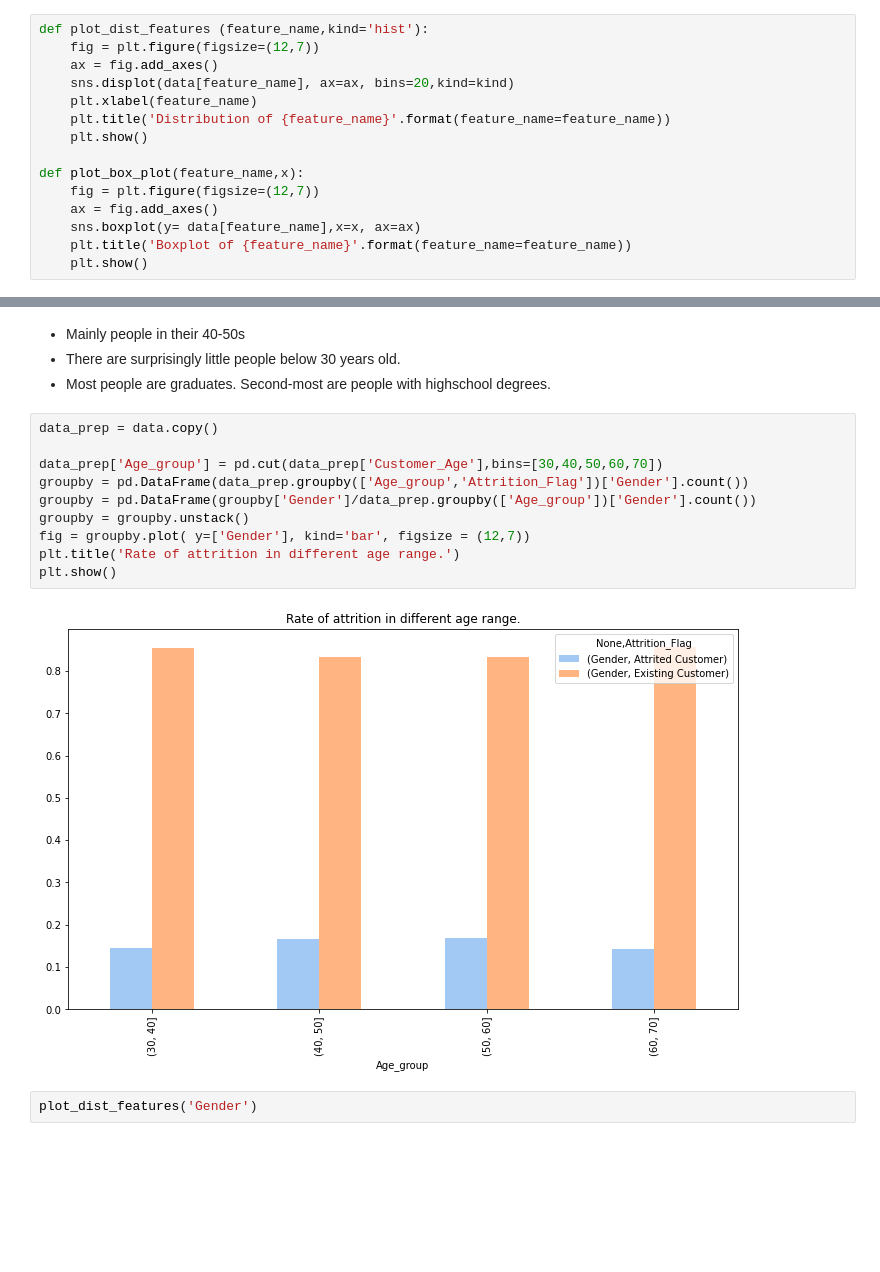
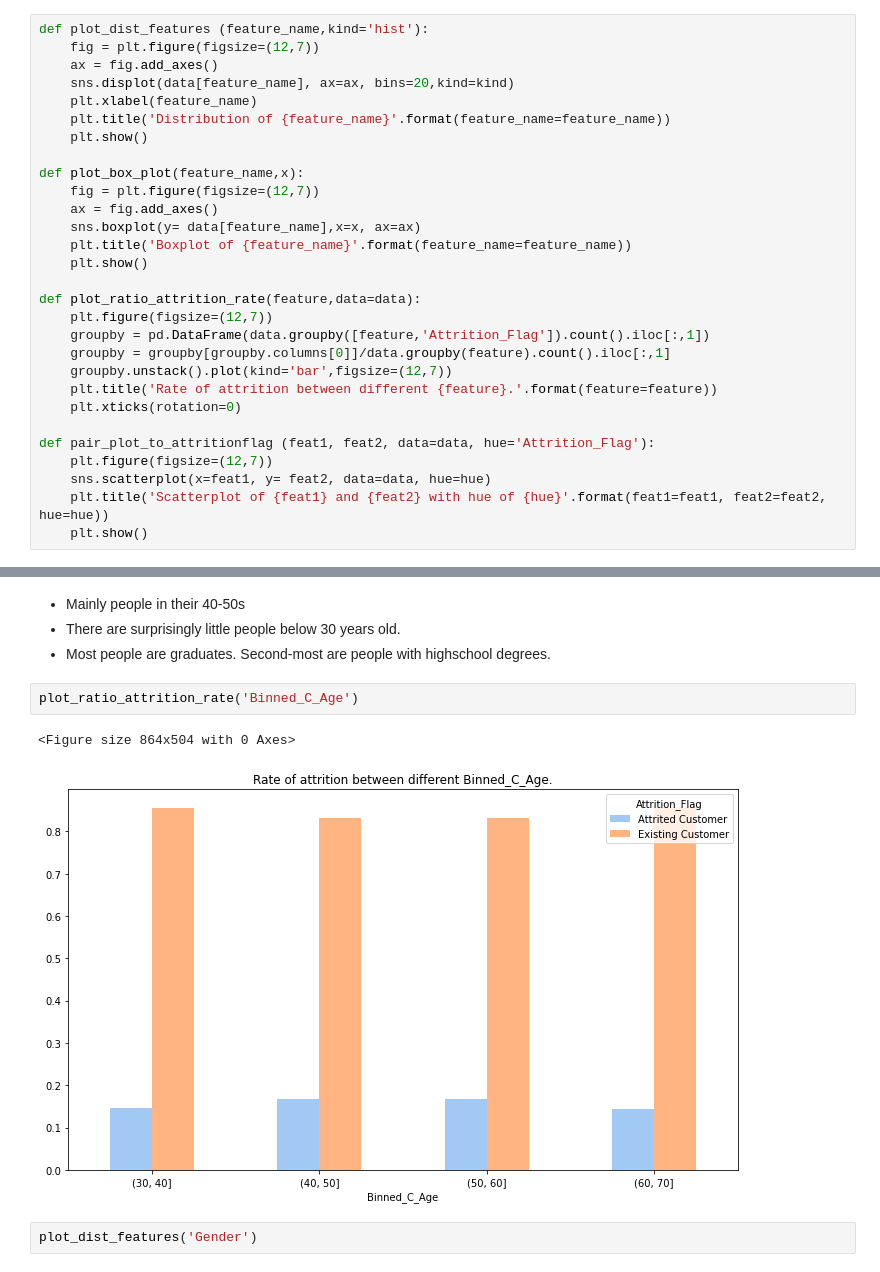
Before and after one commit to habuif/Credit_Card_Project, a Jupyter notebook: CVproject.ipynb, the cells around one changed output, grey strips where cells are left out. Cells and saved outputs as stored; diff of their text form; blank space fills up the shorter version.

```diff
--- a/CVproject.ipynb
+++ b/CVproject.ipynb
@@ -154,6 +155,20 @@ def plot_box_plot(feature_name,x):
     sns.boxplot(y= data[feature_name],x=x, ax=ax)
     plt.title('Boxplot of {feature_name}'.format(feature_name=feature_name))
     plt.show()
+
+def plot_ratio_attrition_rate(feature,data=data):
+    plt.figure(figsize=(12,7))
+    groupby = pd.DataFrame(data.groupby([feature,'Attrition_Flag']).count().iloc[:,1])
+    groupby = groupby[groupby.columns[0]]/data.groupby(feature).count().iloc[:,1]
+    groupby.unstack().plot(kind='bar',figsize=(12,7))
+    plt.title('Rate of attrition between different {feature}.'.format(feature=feature))
+    plt.xticks(rotation=0)
+
+def pair_plot_to_attritionflag (feat1, feat2, data=data, hue='Attrition_Flag'):
+    plt.figure(figsize=(12,7))
+    sns.scatterplot(x=feat1, y= feat2, data=data, hue=hue)
+    plt.title('Scatterplot of {feat1} and {feat2} with hue of {hue}'.format(feat1=feat1, feat2=feat2, hue=hue))
+    plt.show()
 # %% [markdown]
 ### Attrition_Flag Distribution
 # %%
@@ -187,18 +203,11 @@ plt.show()
 - Mainly people in their 40-50s
 - There are surprisingly little people below 30 years old.
 - Most people are graduates. Second-most are people with highschool degrees.
-# %%
-data_prep = data.copy()
-
-data_prep['Age_group'] = pd.cut(data_prep['Customer_Age'],bins=[30,40,50,60,70])
-groupby = pd.DataFrame(data_prep.groupby(['Age_group','Attrition_Flag'])['Gender'].count())
-groupby = pd.DataFrame(groupby['Gender']/data_prep.groupby(['Age_group'])['Gender'].count())
-groupby = groupby.unstack()
-fig = groupby.plot( y=['Gender'], kind='bar', figsize = (12,7))
-plt.title('Rate of attrition in different age range.')
-plt.show()
-# %% [output]
-[figure, removed]
+# %%
+plot_ratio_attrition_rate('Binned_C_Age')
+# %% [output]
+<Figure size 864x504 with 0 Axes>
+[figure, added]
 # %%
 plot_dist_features('Gender')
 # %% [output]
```
Also changed, not shown: parts of 73 cells of this notebook.
